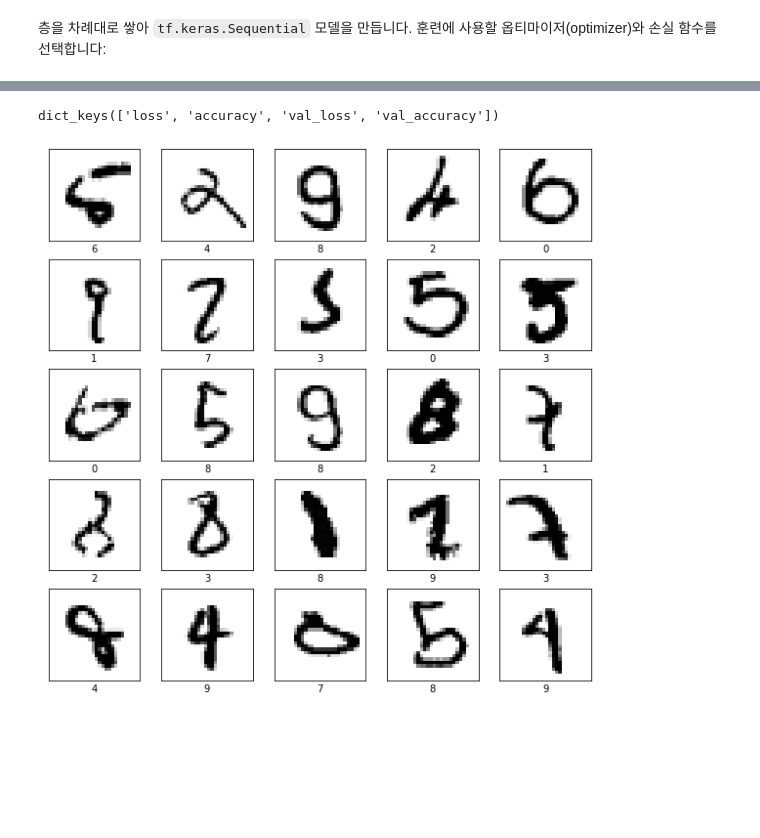
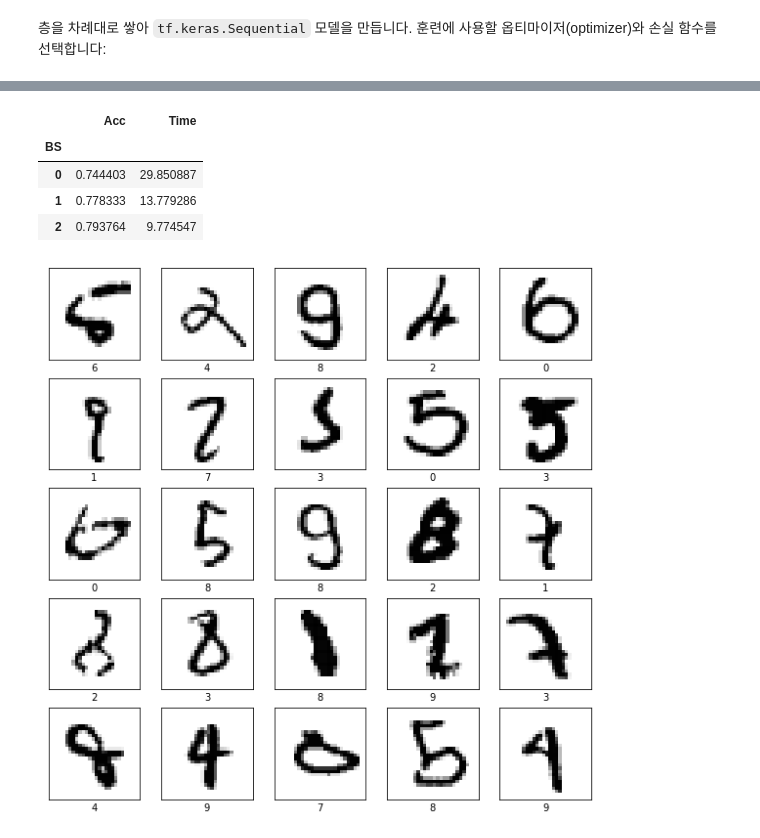
Before and after one commit to mephi82/grad_data_analysis, a Jupyter notebook: site/ko/tutorials/quickstart/beginner-tune.ipynb, the cells around one changed output, grey strips where cells are left out. Drawn from its saved outputs; the diff is of its cells as text; code cells hidden in the pictures; blank space fills up the shorter version.

```diff
--- a/site/ko/tutorials/quickstart/beginner-tune.ipynb
+++ b/site/ko/tutorials/quickstart/beginner-tune.ipynb
@@ -85,17 +85,10 @@ def model_tune(x_train, y_train, nepoch, LR, batchsize, nlayers, nhidden, DOR):
 
 
 LRs = [0.1, 0.001, 0.0001]
-batchsizes = [32, 128, 512]
+batchsizes = [32, 256, 1024]
 nlayers = [1,2]
 nhiddens = [32, 128, 256]
-DORs = [0.2, 0.3, 0.4]
+DORs = [0.2, 0.3, 0.5]
 results = []
-
-# for p in LRs:
-#   model, hist, elapsed = model_tune(x_train, y_train, 5, p, 32, 1, 32, 0.2)
-#   results.append((str(p), hist.history['val_accuracy'][-1], elapsed))
-
-# results =list(zip(*results))
-# model.evaluate(x_test,  y_test, verbose=2)
 # %%
 import matplotlib.pyplot as plt
@@ -171,8 +171,14 @@ Epoch 5/5
-# %%
-import numpy as np
-hist.history.keys()
-# %% [output]
-dict_keys(['loss', 'accuracy', 'val_loss', 'val_accuracy'])
+# %%
+doe.columns = ['LR', 'BS', 'NL', 'NH', 'DO']
+df = pd.concat([doe,pd.DataFrame(results, columns=['Index','Acc','Time']).set_index('Index')], axis=1)
+# pd.merge(doe, pd.DataFrame(results, columns=['Index','Acc','Time']))
+df.groupby(['BS'])[['Acc','Time']].mean()
+# %% [output]
+|  | Acc | Time |
+| BS |  |  |
+| 0 | 0.744403 | 29.850887 |
+| 1 | 0.778333 | 13.779286 |
+| 2 | 0.793764 | 9.774547 |
 # %%
 y_pred = np.argmax(model.predict(x_test), axis=-1)
 errors = np.where(y_pred!=y_test)[0]
```
Also changed, not shown: parts of 2 cells of this notebook.
